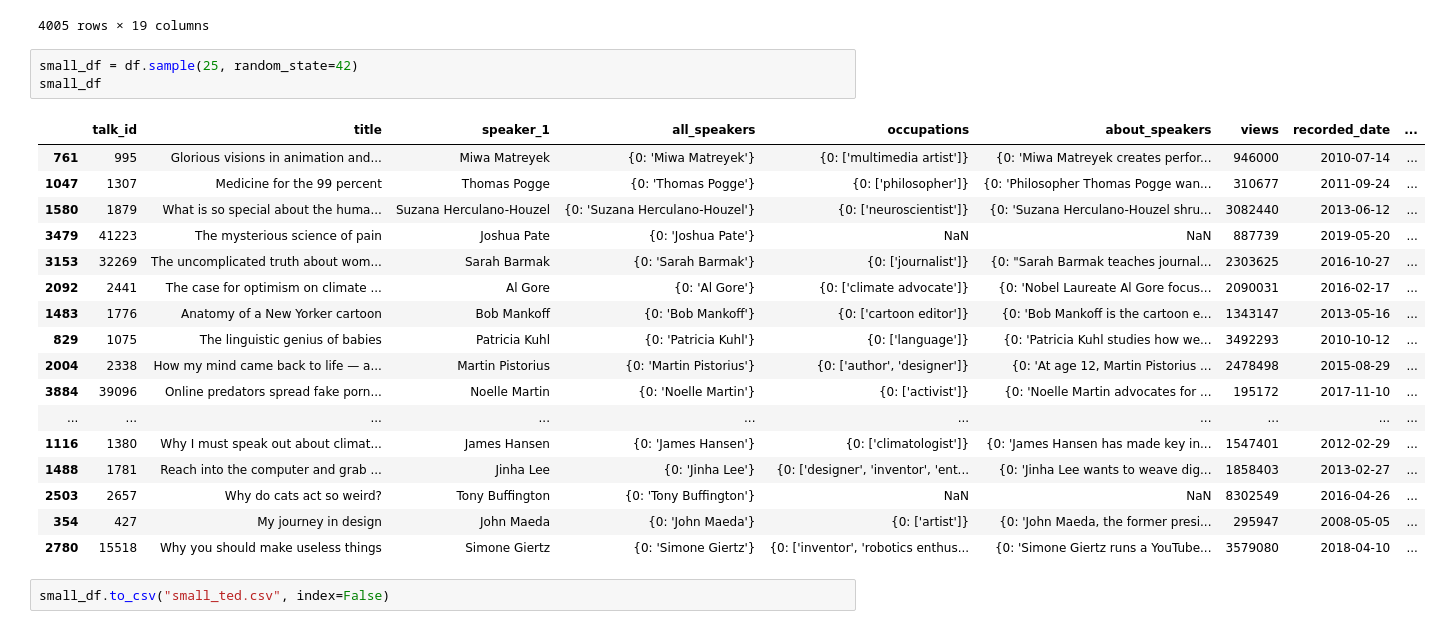
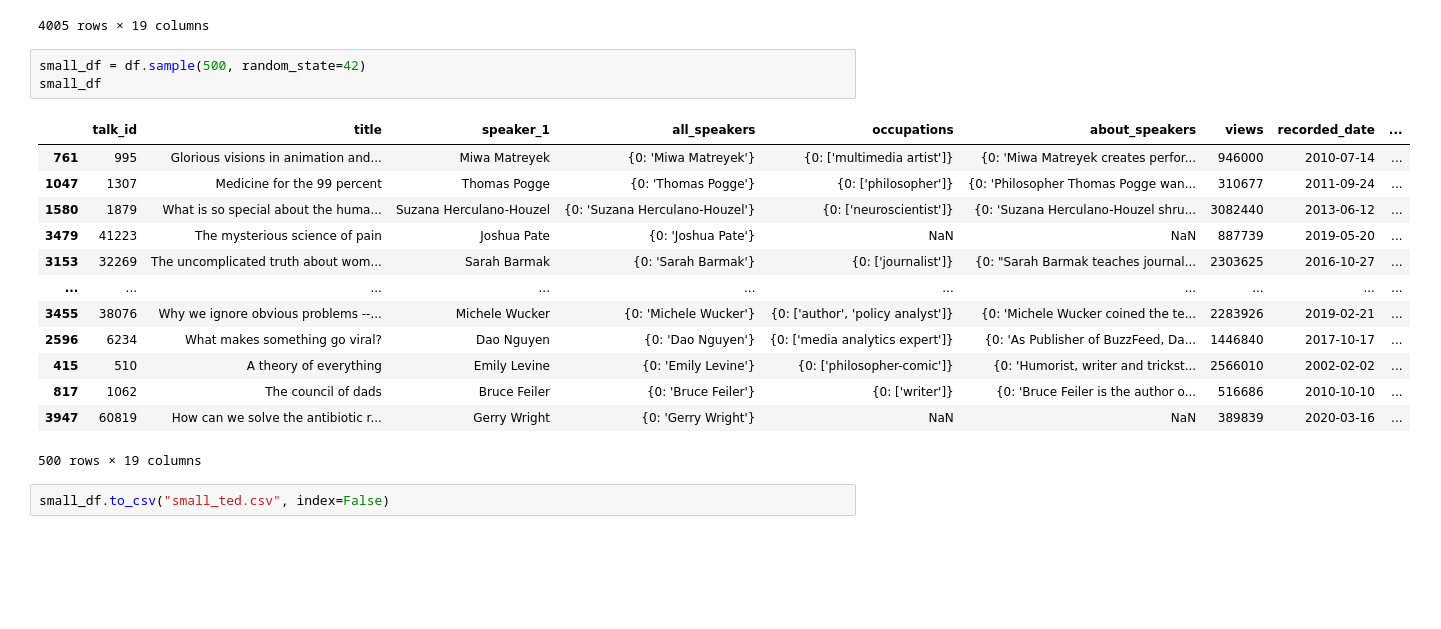
Before and after one commit to kobimizz/ted_rag_agent, a Jupyter notebook: small_df.ipynb, the cells around one changed output. Cells and saved outputs as stored; diff of their text form; blank space fills up the shorter version.

```diff
--- a/small_df.ipynb
+++ b/small_df.ipynb
@@ -19,25 +19,21 @@ df
 | 4004 | 62794 | The most important anus in the ocean | Cella Wright | {0: 'Cella Wright'} | NaN | NaN | 0 | 2020-04-30 | ... |
 4005 rows × 19 columns
 # %%
-small_df = df.sample(25, random_state=42)
+small_df = df.sample(500, random_state=42)
 small_df
 # %% [output]
 |  | talk_id | title | speaker_1 | all_speakers | occupations | about_speakers | views | recorded_date | ... |
 | 761 | 995 | Glorious visions in animation and... | Miwa Matreyek | {0: 'Miwa Matreyek'} | {0: ['multimedia artist']} | {0: 'Miwa Matreyek creates perfor... | 946000 | 2010-07-14 | ... |
 | 1047 | 1307 | Medicine for the 99 percent | Thomas Pogge | {0: 'Thomas Pogge'} | {0: ['philosopher']} | {0: 'Philosopher Thomas Pogge wan... | 310677 | 2011-09-24 | ... |
 | 1580 | 1879 | What is so special about the huma... | Suzana Herculano-Houzel | {0: 'Suzana Herculano-Houzel'} | {0: ['neuroscientist']} | {0: 'Suzana Herculano-Houzel shru... | 3082440 | 2013-06-12 | ... |
 | 3479 | 41223 | The mysterious science of pain | Joshua Pate | {0: 'Joshua Pate'} | NaN | NaN | 887739 | 2019-05-20 | ... |
 | 3153 | 32269 | The uncomplicated truth about wom... | Sarah Barmak | {0: 'Sarah Barmak'} | {0: ['journalist']} | {0: "Sarah Barmak teaches journal... | 2303625 | 2016-10-27 | ... |
-| 2092 | 2441 | The case for optimism on climate ... | Al Gore | {0: 'Al Gore'} | {0: ['climate advocate']} | {0: 'Nobel Laureate Al Gore focus... | 2090031 | 2016-02-17 | ... |
-| 1483 | 1776 | Anatomy of a New Yorker cartoon | Bob Mankoff | {0: 'Bob Mankoff'} | {0: ['cartoon editor']} | {0: 'Bob Mankoff is the cartoon e... | 1343147 | 2013-05-16 | ... |
-| 829 | 1075 | The linguistic genius of babies | Patricia Kuhl | {0: 'Patricia Kuhl'} | {0: ['language']} | {0: 'Patricia Kuhl studies how we... | 3492293 | 2010-10-12 | ... |
-| 2004 | 2338 | How my mind came back to life — a... | Martin Pistorius | {0: 'Martin Pistorius'} | {0: ['author', 'designer']} | {0: 'At age 12, Martin Pistorius ... | 2478498 | 2015-08-29 | ... |
-| 3884 | 39096 | Online predators spread fake porn... | Noelle Martin | {0: 'Noelle Martin'} | {0: ['activist']} | {0: 'Noelle Martin advocates for ... | 195172 | 2017-11-10 | ... |
 | ... | ... | ... | ... | ... | ... | ... | ... | ... | ... |
-| 1116 | 1380 | Why I must speak out about climat... | James Hansen | {0: 'James Hansen'} | {0: ['climatologist']} | {0: 'James Hansen has made key in... | 1547401 | 2012-02-29 | ... |
-| 1488 | 1781 | Reach into the computer and grab ... | Jinha Lee | {0: 'Jinha Lee'} | {0: ['designer', 'inventor', 'ent... | {0: 'Jinha Lee wants to weave dig... | 1858403 | 2013-02-27 | ... |
-| 2503 | 2657 | Why do cats act so weird? | Tony Buffington | {0: 'Tony Buffington'} | NaN | NaN | 8302549 | 2016-04-26 | ... |
-| 354 | 427 | My journey in design | John Maeda | {0: 'John Maeda'} | {0: ['artist']} | {0: 'John Maeda, the former presi... | 295947 | 2008-05-05 | ... |
-| 2780 | 15518 | Why you should make useless things | Simone Giertz | {0: 'Simone Giertz'} | {0: ['inventor', 'robotics enthus... | {0: 'Simone Giertz runs a YouTube... | 3579080 | 2018-04-10 | ... |
+| 3455 | 38076 | Why we ignore obvious problems --... | Michele Wucker | {0: 'Michele Wucker'} | {0: ['author', 'policy analyst']} | {0: 'Michele Wucker coined the te... | 2283926 | 2019-02-21 | ... |
+| 2596 | 6234 | What makes something go viral? | Dao Nguyen | {0: 'Dao Nguyen'} | {0: ['media analytics expert']} | {0: 'As Publisher of BuzzFeed, Da... | 1446840 | 2017-10-17 | ... |
+| 415 | 510 | A theory of everything | Emily Levine | {0: 'Emily Levine'} | {0: ['philosopher-comic']} | {0: 'Humorist, writer and trickst... | 2566010 | 2002-02-02 | ... |
+| 817 | 1062 | The council of dads | Bruce Feiler | {0: 'Bruce Feiler'} | {0: ['writer']} | {0: 'Bruce Feiler is the author o... | 516686 | 2010-10-10 | ... |
+| 3947 | 60819 | How can we solve the antibiotic r... | Gerry Wright | {0: 'Gerry Wright'} | NaN | NaN | 389839 | 2020-03-16 | ... |
+500 rows × 19 columns
 # %%
 small_df.to_csv("small_ted.csv", index=False)
```
Also changed, not shown: 2 other files.
